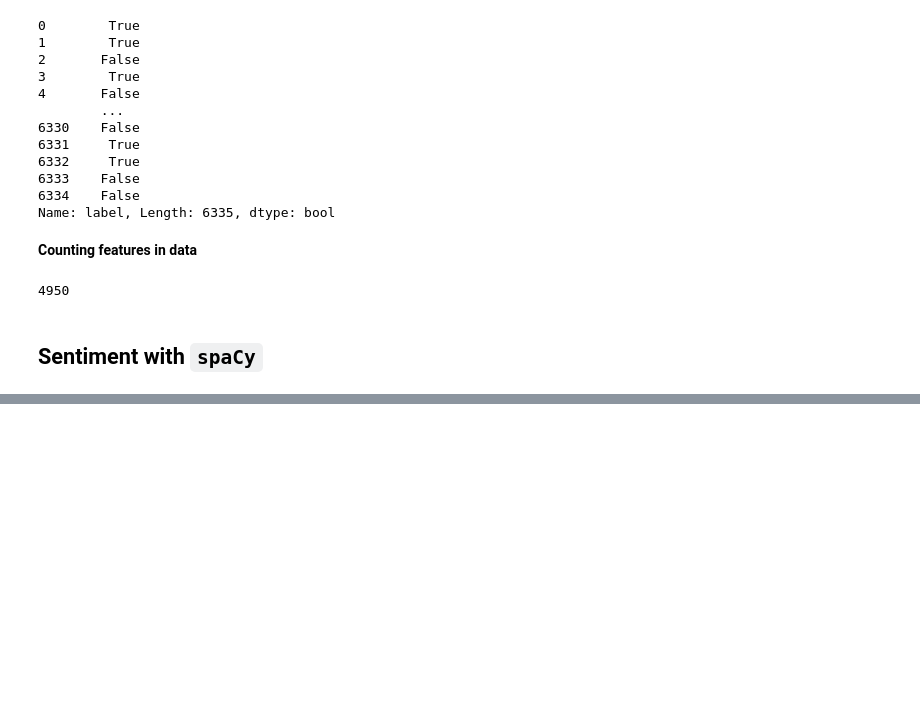
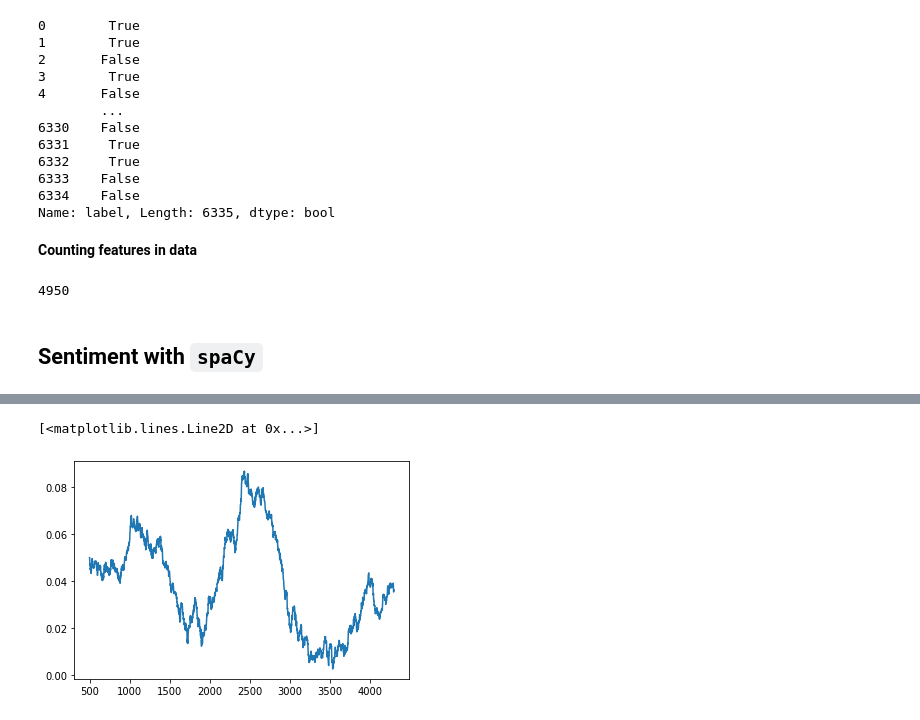
Before and after one commit to MalteHB/language_analytics_cds, a Jupyter notebook: notebooks/session4_mhb.ipynb, the cells around one changed output, grey strips where cells are left out. Drawn from its saved outputs; the diff is of its cells as text; code cells hidden in the pictures; blank space fills up the shorter version.

```diff
--- a/notebooks/session4_mhb.ipynb
+++ b/notebooks/session4_mhb.ipynb
@@ -121,0 +168,5 @@ NameError: name 'text' is not defined
+# %%
+plt.plot(smoothed_sentiment)
+# %% [output]
+[<matplotlib.lines.Line2D at 0x...>]
+[figure, added]
```
Also changed, not shown: parts of 9 cells of this notebook, 1 other file.
